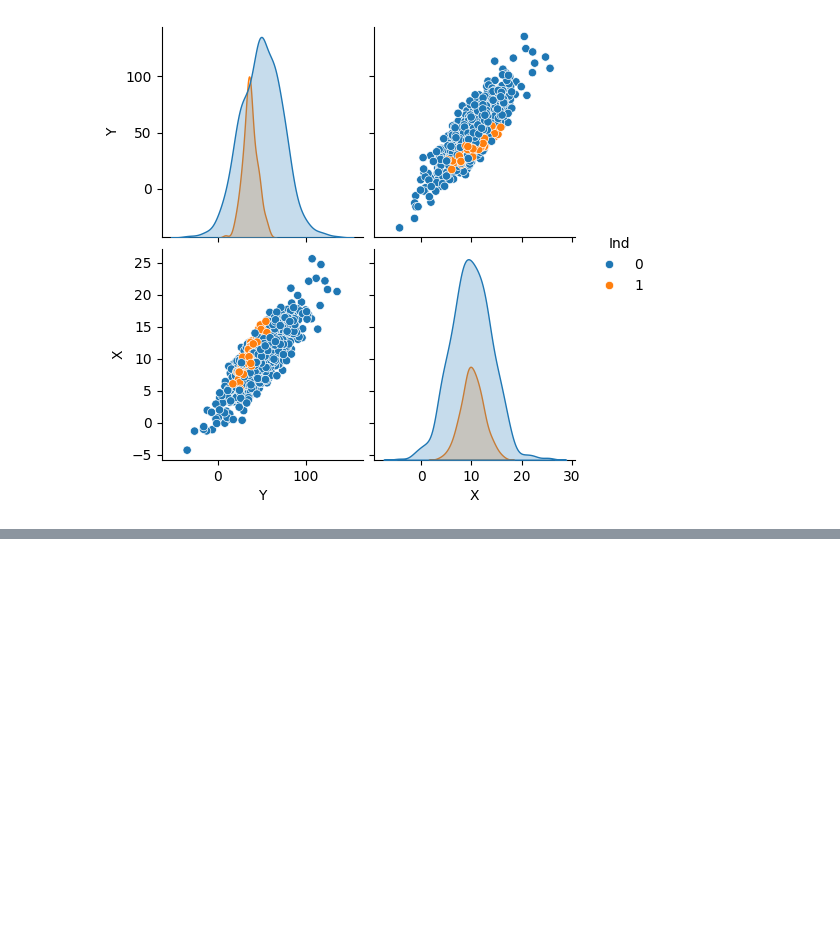
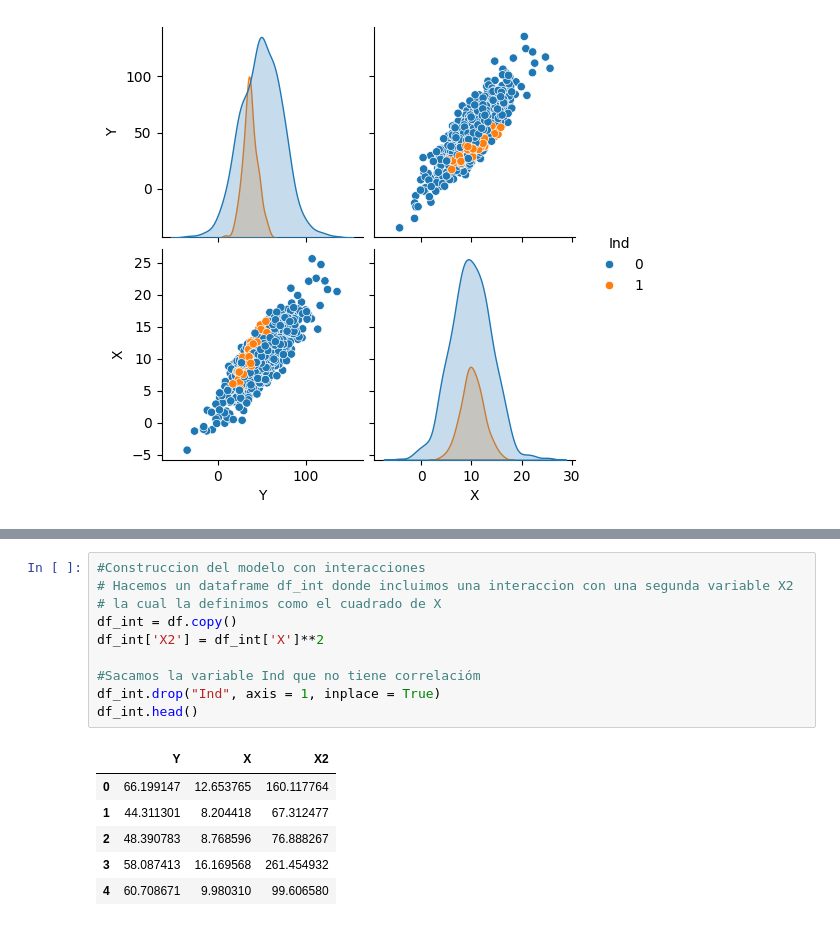
Before and after one commit to alfa7g7/Analisis-Cuantitativo-1er-semestre, a Jupyter notebook: examen-1.ipynb, the cells around one changed output, grey strips where cells are left out. Cells and saved outputs as stored; diff of their text form; blank space fills up the shorter version.

```diff
--- a/examen-1.ipynb
+++ b/examen-1.ipynb
@@ -196,0 +213,17 @@ sns.pairplot(df, hue='Ind')
+# %%
+#Construccion del modelo con interacciones
+# Hacemos un dataframe df_int donde incluimos una interaccion con una segunda variable X2
+# la cual la definimos como el cuadrado de X
+df_int = df.copy()
+df_int['X2'] = df_int['X']**2
+
+#Sacamos la variable Ind que no tiene correlacióm
+df_int.drop("Ind", axis = 1, inplace = True)
+df_int.head()
+# %% [output]
+|  | Y | X | X2 |
+| 0 | 66.199147 | 12.653765 | 160.117764 |
+| 1 | 44.311301 | 8.204418 | 67.312477 |
+| 2 | 48.390783 | 8.768596 | 76.888267 |
+| 3 | 58.087413 | 16.169568 | 261.454932 |
+| 4 | 60.708671 | 9.980310 | 99.606580 |
```
Also changed, not shown: parts of 12 cells of this notebook.
